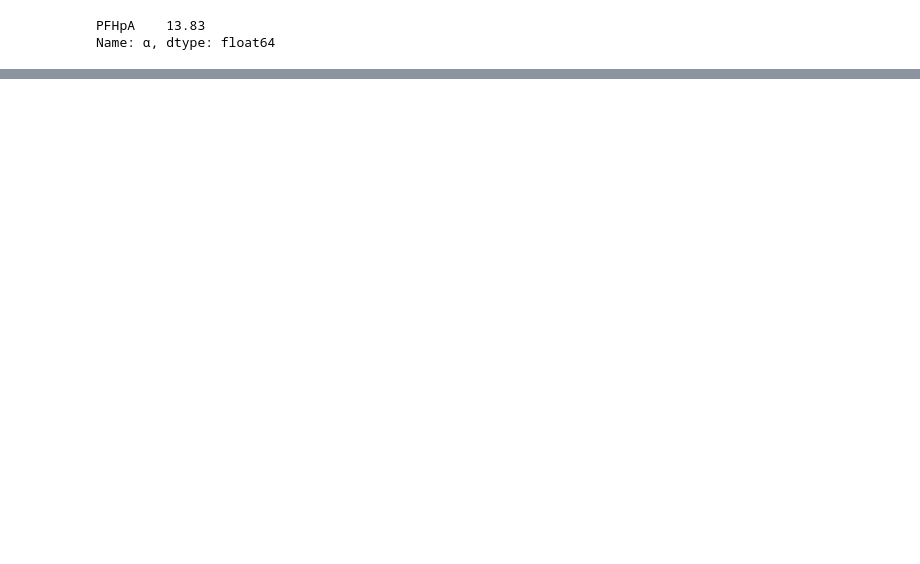
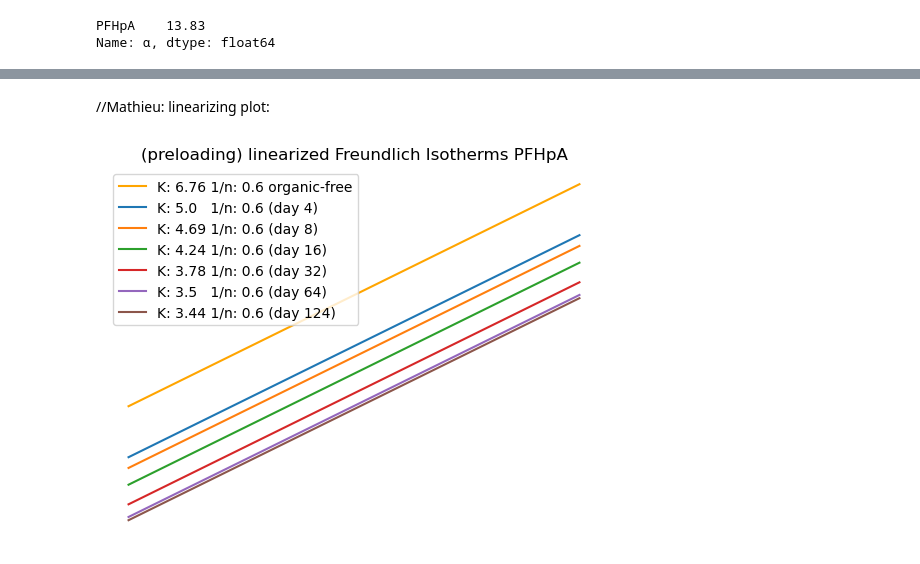
Before and after one commit to matcoghe/Thesis-Modelling-activated-carbon, a Jupyter notebook: 7.1_Extending_the_USEPA_fouling_approach/7.1_Extending_the_USEPA_fouling_approach.ipynb, the cells around one changed output, grey strips where cells are left out. Cells and saved outputs as stored; diff of their text form; code cells hidden in the pictures; blank space fills up the shorter version.

```diff
--- a/7.1_Extending_the_USEPA_fouling_approach/7.1_Extending_the_USEPA_fouling_approach.ipynb
+++ b/7.1_Extending_the_USEPA_fouling_approach/7.1_Extending_the_USEPA_fouling_approach.ipynb
@@ -123,17 +123,17 @@ for comp in compounds:
 
     plt.figure()
     plt.plot(column.K_time,
-             column.K_new_time,
+             column.K_mult_time,
              label='Organic-free')
     plt.plot(column2.K_time,
-             column2.K_new_time,
+             column2.K_mult_time,
              label='Rhine',
              color='darkorange')
     plt.legend()
     plt.title('Freundlich K reduction as a function of time')  # Title of the plot
     plt.xlabel('Time')  # Label for the x-axis
     plt.ylabel('Freundlich K reduciton (Kt/K0)')  # Label for the y-axis
-    plt.grid(False)  # Enable grid
+    plt.grid(False)
     plt.show()  # Display the plot
 
     tab2 = 'model-'+comp
@@ -169,0 +420,40 @@ Name: α, dtype: float64
+# %% [markdown]
+//Mathieu: linearizing plot:
+# %%
+#to log scale
+
+#Freundlich equation for organic-free K
+logq0 = np.log(K) + xn*np.log(Ce_range)
+
+#Fouled K:
+
+#day 4 from 124 (= element 1 from 500 array)
+logq4 = np.log(fouled_K[1]) + xn*np.log(Ce_range)
+#day 8 from 124 ( = element 2 from 500 array)
+logq8 = np.log(fouled_K[2]) + xn*np.log(Ce_range)
+#day 16 from 124 ( = element 4 from 500 array)
+logq16 = np.log(fouled_K[4]) + xn*np.log(Ce_range)
+#day 32 from 124 ( = element 8 from 500 array)
+logq32 = np.log(fouled_K[8]) + xn*np.log(Ce_range)
+#day 64 from 124 ( = element 16 from 500 array)
+logq64 = np.log(fouled_K[16]) + xn*np.log(Ce_range)
+#day 124 from 124 ( = element 31 from 500 array)
+logq124 = np.log(fouled_K[31]) + xn*np.log(Ce_range)
+
+# Plot the isotherm curves
+plt.plot(np.log(Ce_range), logq0, label='K: '+repr(round(K,2))+' 1/n: '+repr(round(xn,2))+' organic-free',color='orange')
+plt.plot(np.log(Ce_range), logq4, label='K: '+repr(round(fouled_K[1],2))+'   1/n: '+repr(round(xn,2))+' (day 4)')
+plt.plot(np.log(Ce_range), logq8, label='K: '+repr(round(fouled_K[2],2))+' 1/n: '+repr(round(xn,2))+' (day 8)')
+plt.plot(np.log(Ce_range), logq16, label='K: '+repr(round(fouled_K[4],2))+' 1/n: '+repr(round(xn,2))+' (day 16)')
+plt.plot(np.log(Ce_range), logq32, label='K: '+repr(round(fouled_K[8],2))+' 1/n: '+repr(round(xn,2))+' (day 32)')
+plt.plot(np.log(Ce_range), logq64, label='K: '+repr(round(fouled_K[16],2))+'   1/n: '+repr(round(xn,2))+' (day 64)')
+plt.plot(np.log(Ce_range), logq124, label='K: '+repr(round(fouled_K[31],2))+' 1/n: '+repr(round(xn,2))+' (day 124)')
+# plt.xlabel('log Ce')
+# plt.ylabel('log qe')
+plt.title('(preloading) linearized Freundlich Isotherms '+comp)
+plt.legend()
+plt.grid(False)
+plt.axis('off')
+plt.show()
+# %% [output]
+[figure, added]
```
Also changed, not shown: parts of 12 cells of this notebook, 39 other files.
